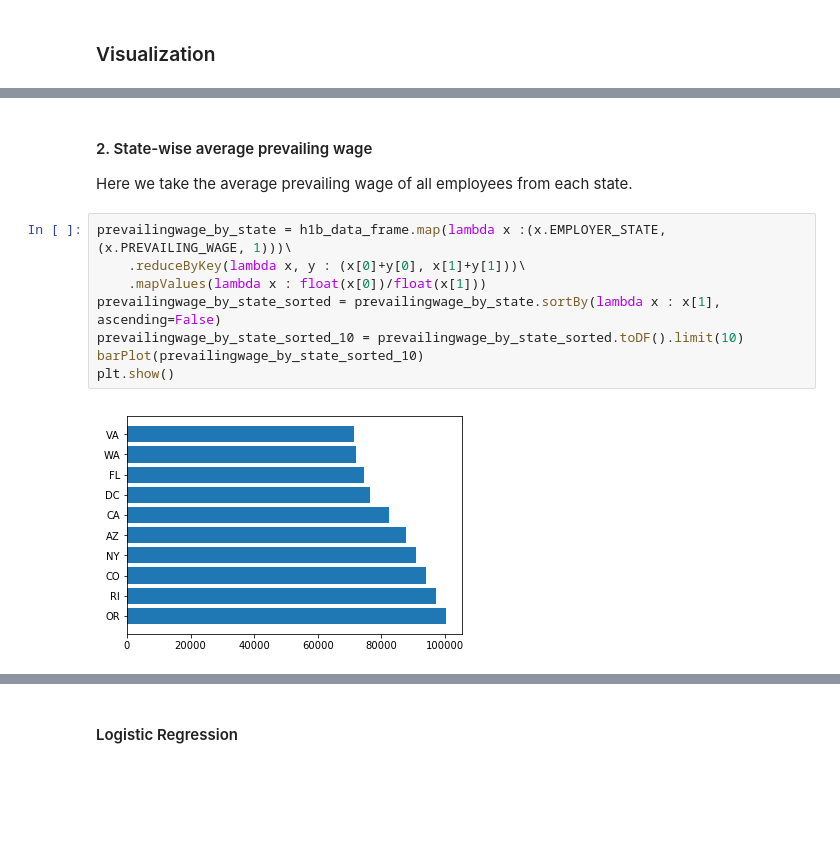
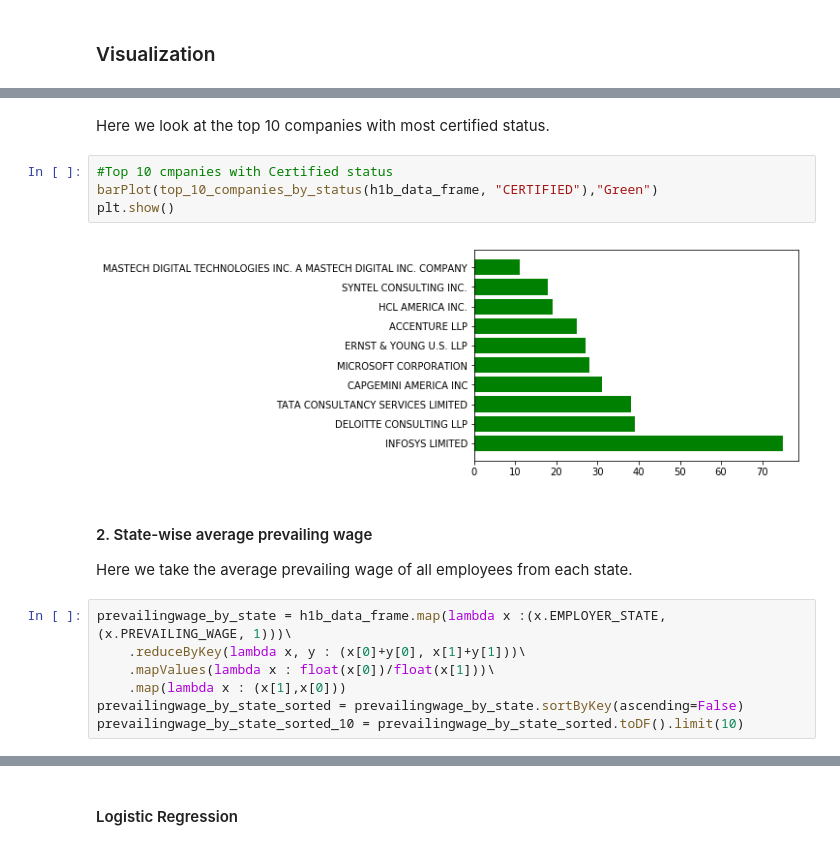
Before and after one commit to anupambhatta/H1BAnalytics, a Jupyter notebook: First_Attempt.ipynb, the cells around one changed output, grey strips where cells are left out. Saved outputs shown, nothing was run; the diff lists cells and outputs as text; blank space fills up the shorter version.

```diff
--- a/First_Attempt.ipynb
+++ b/First_Attempt.ipynb
@@ -208,13 +217,18 @@ plt.show()
+# %% [markdown]
+Here we look at the top 10 companies with most certified status.
+# %%
+#Top 10 cmpanies with Certified status
+barPlot(top_10_companies_by_status(h1b_data_frame, "CERTIFIED"),"Green")
+plt.show()
+# %% [output]
+[figure, added]
 # %% [markdown]
 #### 2. State-wise average prevailing wage
 Here we take the average prevailing wage of all employees from each state.
 # %%
 prevailingwage_by_state = h1b_data_frame.map(lambda x :(x.EMPLOYER_STATE, (x.PREVAILING_WAGE, 1)))\
     .reduceByKey(lambda x, y : (x[0]+y[0], x[1]+y[1]))\
-    .mapValues(lambda x : float(x[0])/float(x[1]))
-prevailingwage_by_state_sorted = prevailingwage_by_state.sortBy(lambda x : x[1], ascending=False)
+    .mapValues(lambda x : float(x[0])/float(x[1]))\
+    .map(lambda x : (x[1],x[0]))
+prevailingwage_by_state_sorted = prevailingwage_by_state.sortByKey(ascending=False)
 prevailingwage_by_state_sorted_10 = prevailingwage_by_state_sorted.toDF().limit(10)
-barPlot(prevailingwage_by_state_sorted_10)
-plt.show()
-# %% [output]
-[figure, removed]
```
Also changed, not shown: parts of 21 cells of this notebook.
